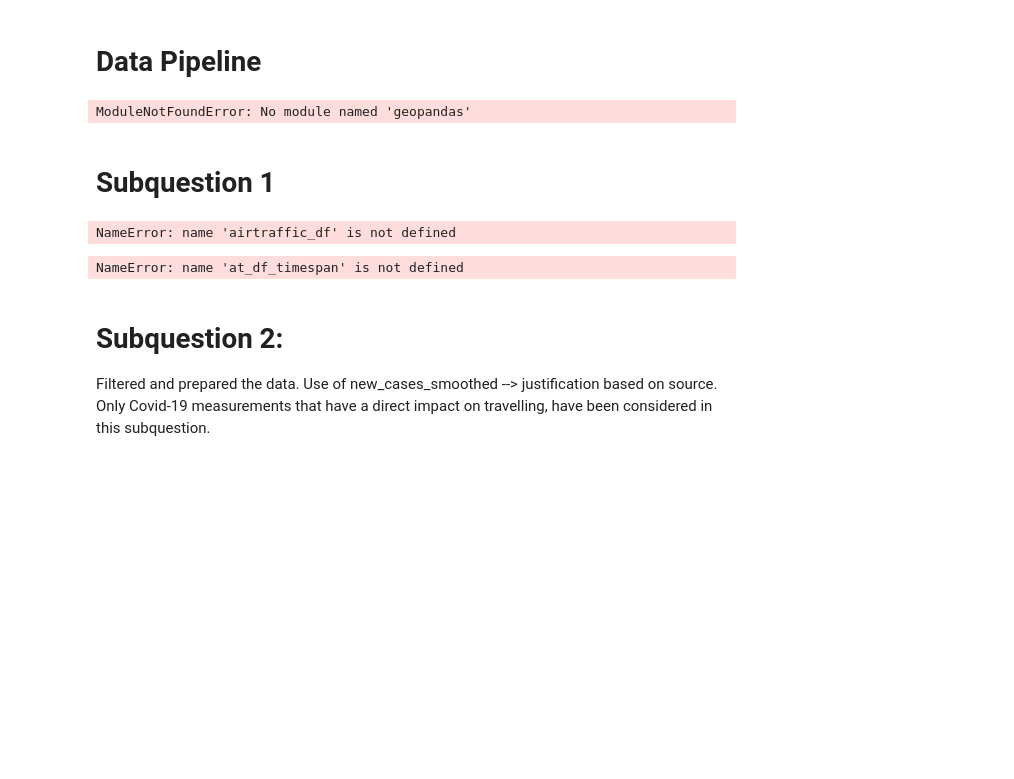
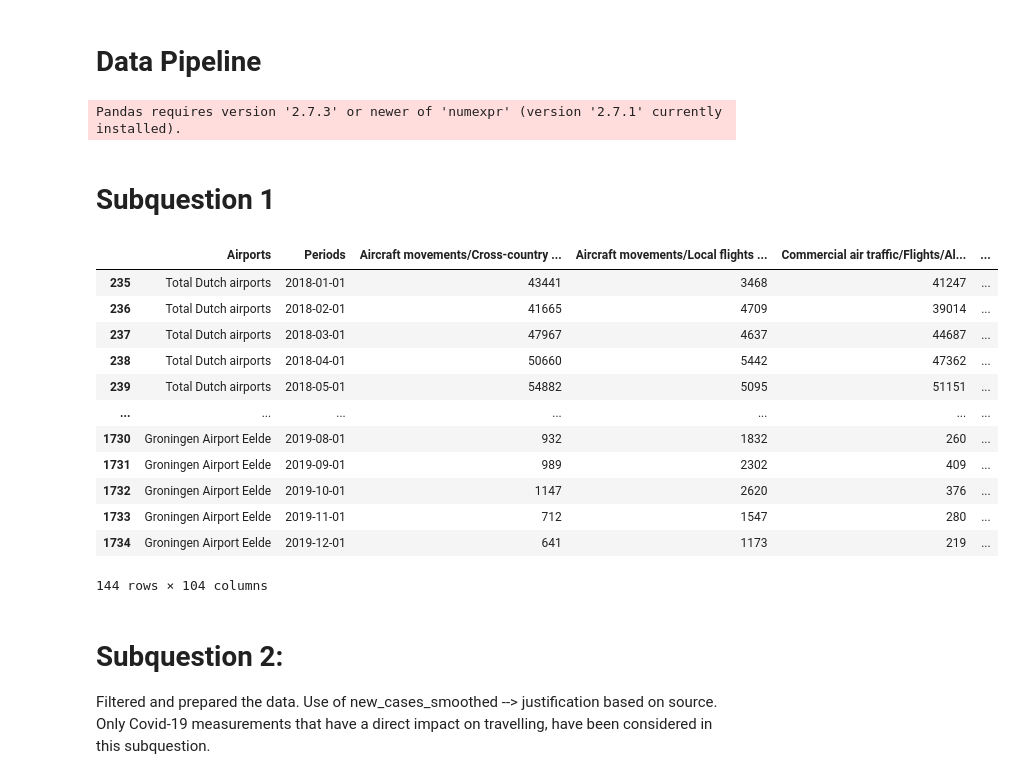
Before and after one commit to ChajaSchwab/Project-TIL6022-Group-21, a Jupyter notebook: Group21 TIL6022 v2.ipynb, the cells around one changed output. Saved outputs shown, nothing was run; the diff lists cells and outputs as text; code cells hidden in the pictures; blank space fills up the shorter version.

```diff
--- a/Group21 TIL6022 v2.ipynb
+++ b/Group21 TIL6022 v2.ipynb
@@ -92,52 +92,45 @@ import geopandas as gpd
 from plotly.graph_objs import *
 
 
-filepath = '/Users/evalijnen/Project-TIL6022-Group-21/Monthly_figures_on_aviation_10102022_111323.csv'
+filepath = '/Users/willemijndietz/Project-TIL6022-Group-21/Monthly_figures_on_aviation_10102022_111323.csv'
 
 airtraffic_df = pd.read_csv(filepath, sep=";")
 # %% [output]
-ModuleNotFoundError: No module named 'geopandas'
+Pandas requires version '2.7.3' or newer of 'numexpr' (version '2.7.1' currently installed).
 # %% [markdown]
 # Subquestion 1
 # %%
 #DATA CLEANING:
 
 #SELECT CORRECT TIMESPAN
 
 #Convert Periods column to datetime
 #Deze moet je 1 keer uncommenten en daarna weer ###
-airtraffic_df['Periods'] = airtraffic_df['Periods'].str.replace('*', '')
+#airtraffic_df['Periods'] = airtraffic_df['Periods'].str.replace('*', '')
 airtraffic_df['Periods'] = pd.to_datetime(airtraffic_df['Periods'], format = '%Y %B', errors = 'coerce')
 
 #airtraffic_df['Periods'].info()
 airtraffic_df['Periods']
 
 #Select rows that fall within our timespan
-at_df_timespan = airtraffic_df[airtraffic_df['Periods'] >= '2019-01-01']
+at_df_timespan = airtraffic_df[airtraffic_df['Periods'] >= '2018-01-01']
 
 #Check for NaN values
 #There are no NaN values
 #at_df_timespan.isnull().sum().sum()
 
 at_df_timespan
 # %% [output]
+|  | Airports | Periods | Aircraft movements/Cross-country ... | Aircraft movements/Local flights ... | Commercial air traffic/Flights/Al... | ... |
+| 235 | Total Dutch airports | 2018-01-01 | 43441 | 3468 | 41247 | ... |
+| 236 | Total Dutch airports | 2018-02-01 | 41665 | 4709 | 39014 | ... |
+| 237 | Total Dutch airports | 2018-03-01 | 47967 | 4637 | 44687 | ... |
+| 238 | Total Dutch airports | 2018-04-01 | 50660 | 5442 | 47362 | ... |
+| 239 | Total Dutch airports | 2018-05-01 | 54882 | 5095 | 51151 | ... |
+| ... | ... | ... | ... | ... | ... | ... |
+| 1730 | Groningen Airport Eelde | 2019-08-01 | 932 | 1832 | 260 | ... |
+| 1731 | Groningen Airport Eelde | 2019-09-01 | 989 | 2302 | 409 | ... |
+| 1732 | Groningen Airport Eelde | 2019-10-01 | 1147 | 2620 | 376 | ... |
+| 1733 | Groningen Airport Eelde | 2019-11-01 | 712 | 1547 | 280 | ... |
+| 1734 | Groningen Airport Eelde | 2019-12-01 | 641 | 1173 | 219 | ... |
-NameError: name 'airtraffic_df' is not defined
+144 rows × 104 columns
-# %%
-
-#We need the following column:
-#Commercial air traffic/Passengers/Total passengers/Total passengers (number)
-#colors = ['#D02090', '#9AFF9A', 'red', '#33A1C9', 'orange', '#000080']
-
-fig = px.line(at_df_timespan, x="Periods", y='Commercial air traffic/Passengers/Total passengers/Total passengers (number)',
-              color='Airports', title='Amount of air traffic passengers')
-fig.show()
-#at_df_timespan.set_index('Periods', inplace=True)
-#fig, ax = plt.subplots(figsize=(16, 8))
-#ax = sns.lineplot(x='Periods', y='Commercial air traffic/Passengers/Total passengers/Total passengers (number)', hue='Airports', data=at_df_timespan, palette=colors)
-#ax.grid()
-
-#Color from the start of Covid-19
-
-#sns.move_legend(ax, "upper left", bbox_to_anchor=(1, 1))
-# %% [output]
-NameError: name 'at_df_timespan' is not defined
```
Also changed, not shown: parts of 11 cells of this notebook.
